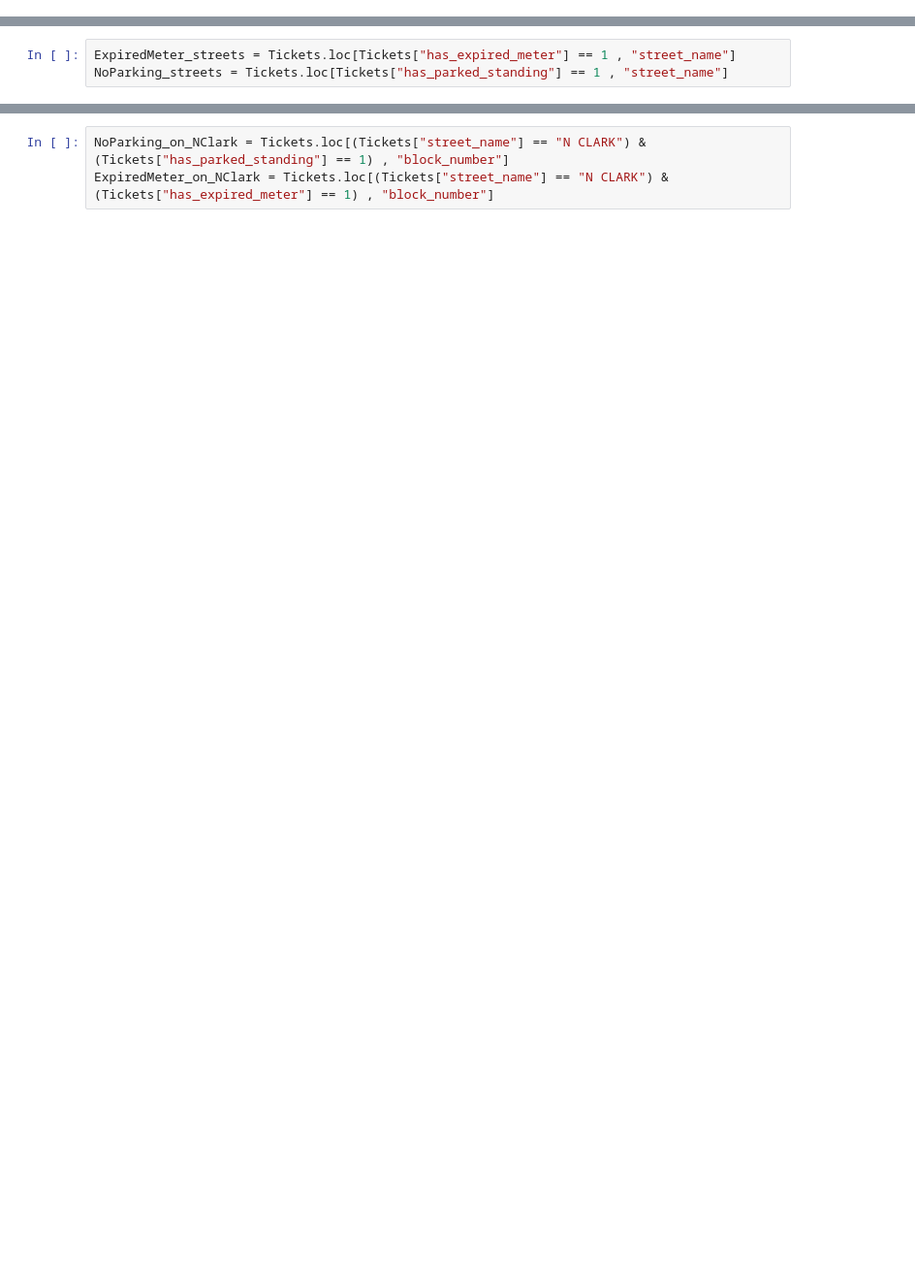
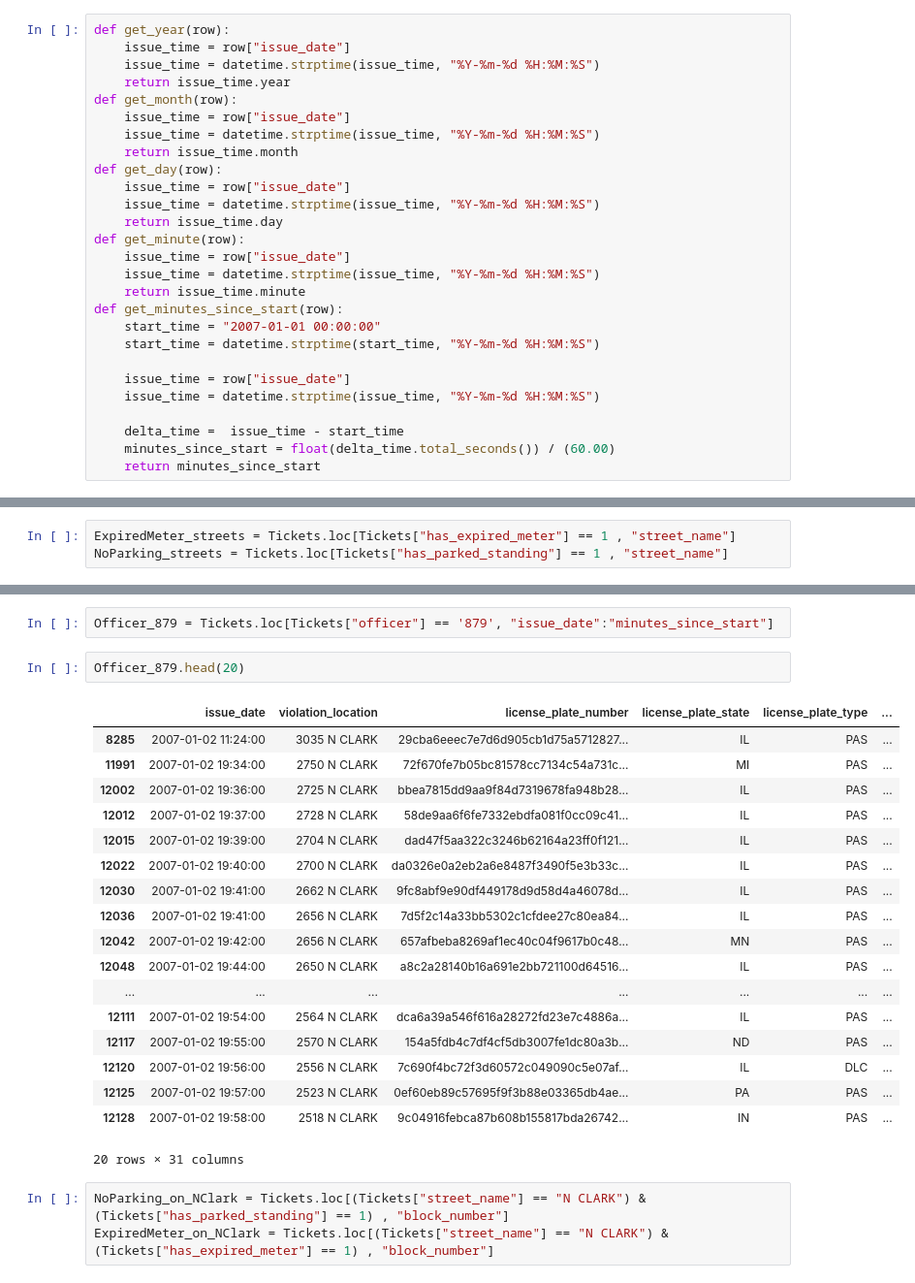
Before and after one commit to cjdavis62/ChicagoParking, a Jupyter notebook: ParkingTickets.ipynb, the cells around one changed output, grey strips where cells are left out. Shown: that part at 97% size. Drawn from its saved outputs; the diff is of its cells as text; blank space fills up the shorter version.

```diff
--- a/ParkingTickets.ipynb
+++ b/ParkingTickets.ipynb
@@ -36,6 +37,33 @@ def has_expired_meter(row):
     if any(part in violation_description for part in expired_meter):
         flag = 1
     return flag
+# %%
+def get_year(row):
+    issue_time = row["issue_date"]
+    issue_time = datetime.strptime(issue_time, "%Y-%m-%d %H:%M:%S")
+    return issue_time.year
+def get_month(row):
+    issue_time = row["issue_date"]
+    issue_time = datetime.strptime(issue_time, "%Y-%m-%d %H:%M:%S")
+    return issue_time.month
+def get_day(row):
+    issue_time = row["issue_date"]
+    issue_time = datetime.strptime(issue_time, "%Y-%m-%d %H:%M:%S")
+    return issue_time.day
+def get_minute(row):
+    issue_time = row["issue_date"]
+    issue_time = datetime.strptime(issue_time, "%Y-%m-%d %H:%M:%S")
+    return issue_time.minute
+def get_minutes_since_start(row):
+    start_time = "2007-01-01 00:00:00"
+    start_time = datetime.strptime(start_time, "%Y-%m-%d %H:%M:%S")
+
+    issue_time = row["issue_date"]
+    issue_time = datetime.strptime(issue_time, "%Y-%m-%d %H:%M:%S")
+
+    delta_time =  issue_time - start_time
+    minutes_since_start = float(delta_time.total_seconds()) / (60.00)
+    return minutes_since_start
 # %%
 Tickets["street_number"] = Tickets.apply(get_location_on_street,axis=1)
 Tickets["street_name"] = Tickets.apply(get_street_name, axis=1)
@@ -63,3 +119,26 @@ ModeResult(mode=array(['N CLARK'], dtype=object), count=array([4549]))
+# %%
+Officer_879 = Tickets.loc[Tickets["officer"] == '879', "issue_date":"minutes_since_start"]
+# %%
+Officer_879.head(20)
+# %% [output]
+|  | issue_date | violation_location | license_plate_number | license_plate_state | license_plate_type | ... |
+| 8285 | 2007-01-02 11:24:00 | 3035 N CLARK | 29cba6eeec7e7d6d905cb1d75a5712827... | IL | PAS | ... |
+| 11991 | 2007-01-02 19:34:00 | 2750 N CLARK | 72f670fe7b05bc81578cc7134c54a731c... | MI | PAS | ... |
+| 12002 | 2007-01-02 19:36:00 | 2725 N CLARK | bbea7815dd9aa9f84d7319678fa948b28... | IL | PAS | ... |
+| 12012 | 2007-01-02 19:37:00 | 2728 N CLARK | 58de9aa6f6fe7332ebdfa081f0cc09c41... | IL | PAS | ... |
+| 12015 | 2007-01-02 19:39:00 | 2704 N CLARK | dad47f5aa322c3246b62164a23ff0f121... | IL | PAS | ... |
+| 12022 | 2007-01-02 19:40:00 | 2700 N CLARK | da0326e0a2eb2a6e8487f3490f5e3b33c... | IL | PAS | ... |
+| 12030 | 2007-01-02 19:41:00 | 2662 N CLARK | 9fc8abf9e90df449178d9d58d4a46078d... | IL | PAS | ... |
+| 12036 | 2007-01-02 19:41:00 | 2656 N CLARK | 7d5f2c14a33bb5302c1cfdee27c80ea84... | IL | PAS | ... |
+| 12042 | 2007-01-02 19:42:00 | 2656 N CLARK | 657afbeba8269af1ec40c04f9617b0c48... | MN | PAS | ... |
+| 12048 | 2007-01-02 19:44:00 | 2650 N CLARK | a8c2a28140b16a691e2bb721100d64516... | IL | PAS | ... |
+| ... | ... | ... | ... | ... | ... | ... |
+| 12111 | 2007-01-02 19:54:00 | 2564 N CLARK | dca6a39a546f616a28272fd23e7c4886a... | IL | PAS | ... |
+| 12117 | 2007-01-02 19:55:00 | 2570 N CLARK | 154a5fdb4c7df4cf5db3007fe1dc80a3b... | ND | PAS | ... |
+| 12120 | 2007-01-02 19:56:00 | 2556 N CLARK | 7c690f4bc72f3d60572c049090c5e07af... | IL | DLC | ... |
+| 12125 | 2007-01-02 19:57:00 | 2523 N CLARK | 0ef60eb89c57695f9f3b88e03365db4ae... | PA | PAS | ... |
+| 12128 | 2007-01-02 19:58:00 | 2518 N CLARK | 9c04916febca87b608b155817bda26742... | IN | PAS | ... |
+20 rows × 31 columns
 # %%
 NoParking_on_NClark = Tickets.loc[(Tickets["street_name"] == "N CLARK") & (Tickets["has_parked_standing"] == 1) , "block_number"]
 ExpiredMeter_on_NClark = Tickets.loc[(Tickets["street_name"] == "N CLARK") & (Tickets["has_expired_meter"] == 1) , "block_number"]
```
Also changed, not shown: parts of 11 cells of this notebook, 1 other file.
